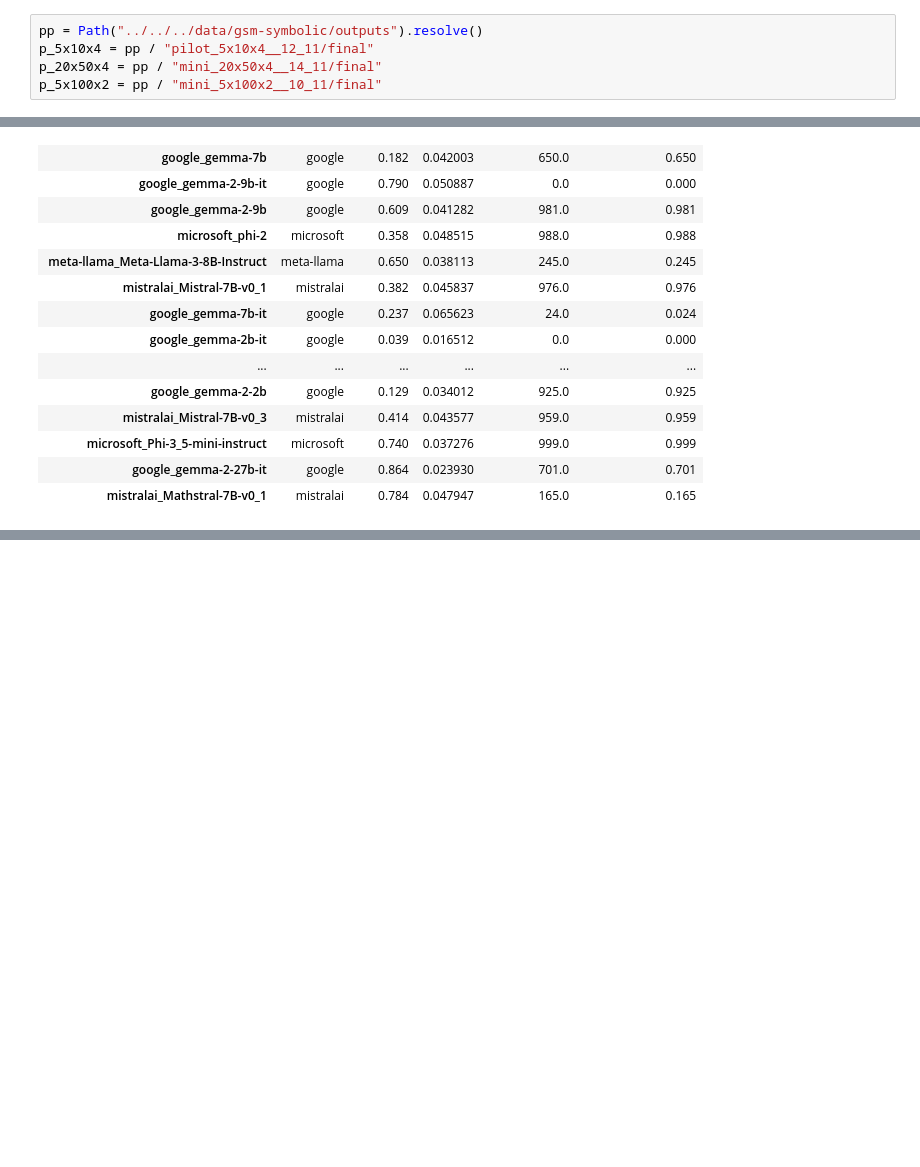
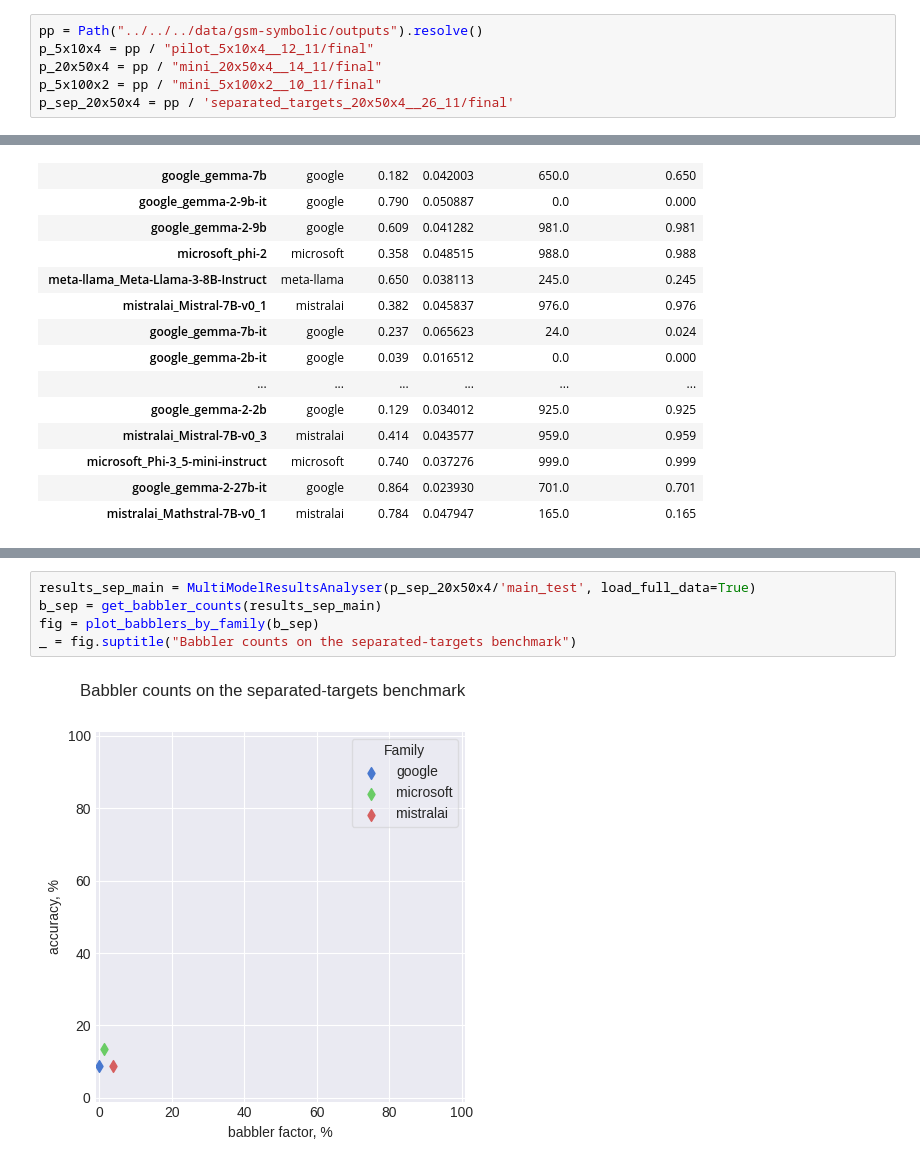
Before and after one commit to the-mysh/gsm-symbolic-benchmarking, a Jupyter notebook: notebooks/results_pres.ipynb, the cells around one changed output, grey strips where cells are left out. Cells and saved outputs as stored; diff of their text form; blank space fills up the shorter version.

Commit message:
Compare babbler percentages (unfinished)

```diff
--- a/notebooks/results_pres.ipynb
+++ b/notebooks/results_pres.ipynb
@@ -14,4 +14,5 @@ pp = Path("../../../data/gsm-symbolic/outputs").resolve()
 p_5x10x4 = pp / "pilot_5x10x4__12_11/final"
 p_20x50x4 = pp / "mini_20x50x4__14_11/final"
 p_5x100x2 = pp / "mini_5x100x2__10_11/final"
+p_sep_20x50x4 = pp / 'separated_targets_20x50x4__26_11/final'
 # %%
@@ -212,0 +214,7 @@ _ = fig.suptitle("Babbler counts on 1% benchmark")
+# %%
+results_sep_main = MultiModelResultsAnalyser(p_sep_20x50x4/'main_test', load_full_data=True)
+b_sep = get_babbler_counts(results_sep_main)
+fig = plot_babblers_by_family(b_sep)
+_ = fig.suptitle("Babbler counts on the separated-targets benchmark")
+# %% [output]
+[figure, added]
```
Also changed, not shown: parts of 4 cells of this notebook, 1 other file.
